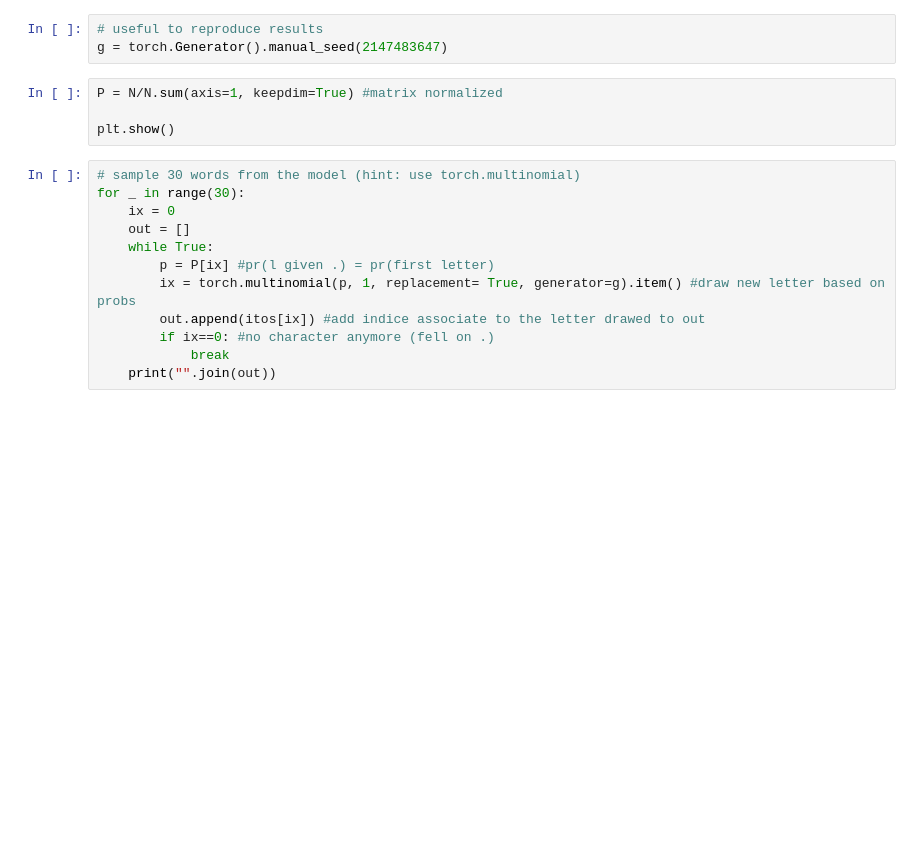
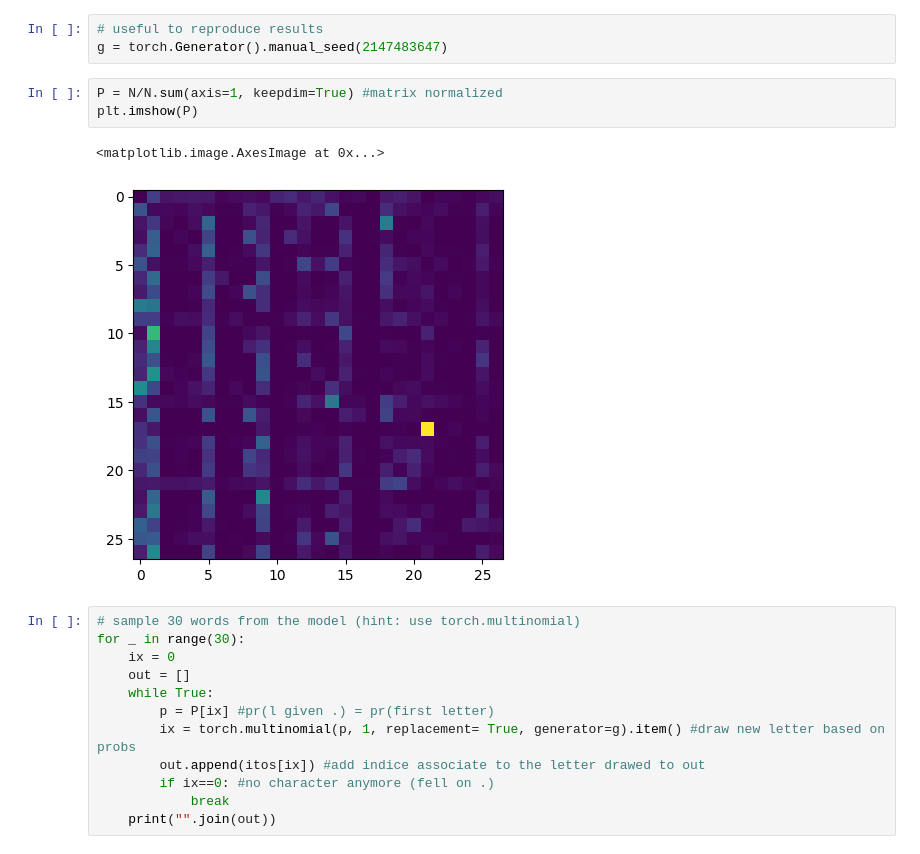
Before and after one commit to kellybourbon2/ensae-dl-2026, a Jupyter notebook: session-2/kelly_bourbon_session2.ipynb, the cells around one changed output. Cells and saved outputs as stored; diff of their text form; blank space fills up the shorter version.

```diff
--- a/session-2/kelly_bourbon_session2.ipynb
+++ b/session-2/kelly_bourbon_session2.ipynb
@@ -75,8 +75,10 @@ plt.show()
 g = torch.Generator().manual_seed(2147483647)
 # %%
 P = N/N.sum(axis=1, keepdim=True) #matrix normalized
-
-plt.show()
+plt.imshow(P)
+# %% [output]
+<matplotlib.image.AxesImage at 0x...>
+[figure, added]
 # %%
 # sample 30 words from the model (hint: use torch.multinomial)
 for _ in range(30):
```
Also changed, not shown: parts of 10 cells of this notebook, 1 other file.
